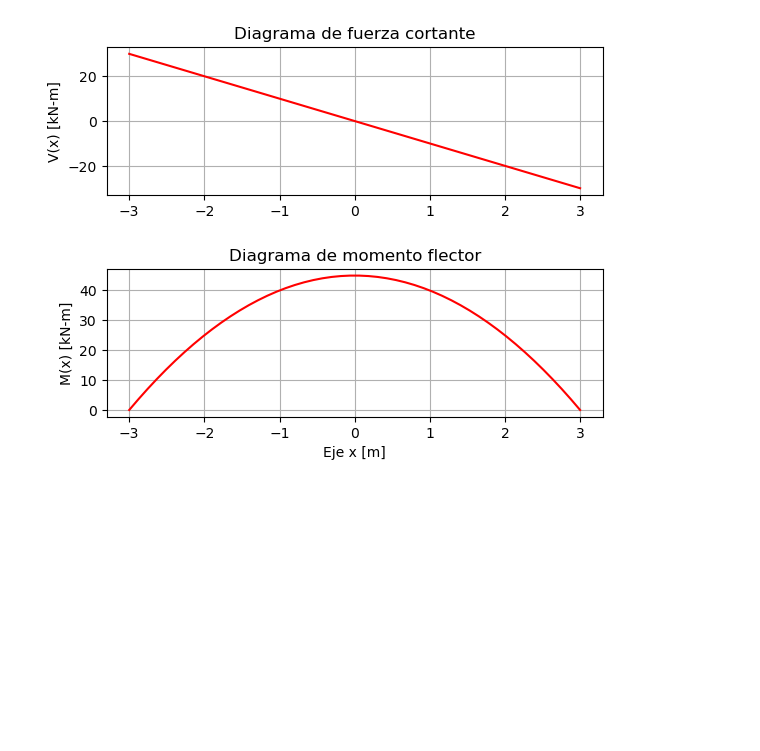
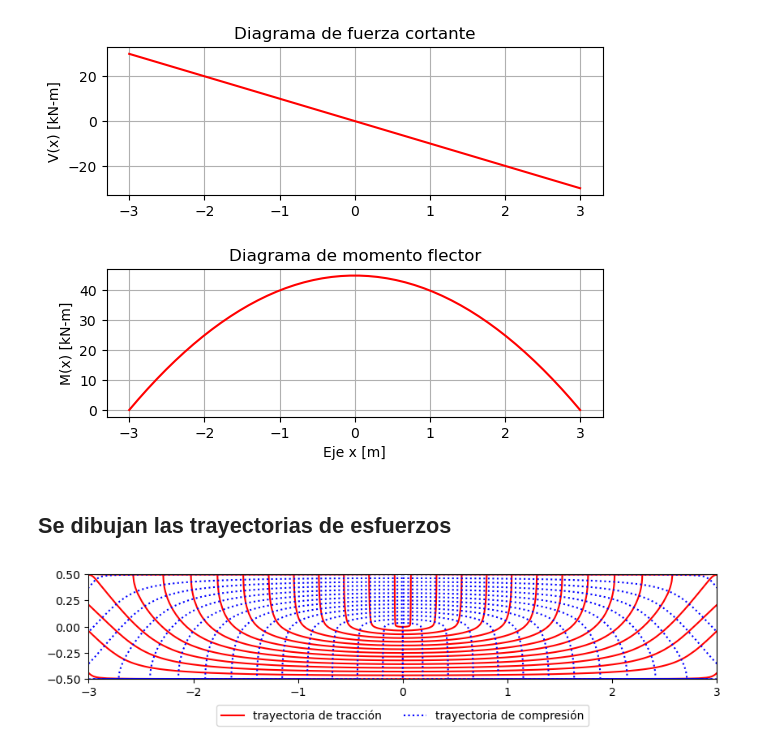
Before and after one commit to michaelherediaperez/medio-continuo, a Jupyter notebook: codigos/cap_04/04_09_graficos_colores.ipynb, the cells around one changed output. Drawn from its saved outputs; the diff is of its cells as text; code cells hidden in the pictures; blank space fills up the shorter version.

Commit message:
Agregando trayectorias de tracción

```diff
--- a/codigos/cap_04/04_09_graficos_colores.ipynb
+++ b/codigos/cap_04/04_09_graficos_colores.ipynb
@@ -226,3 +227,5 @@ for i in range(2):
 plt.show()
 # %% [output]
 [figure]
+# %% [markdown]
+## Se dibujan las trayectorias de esfuerzos
@@ -228,0 +252,12 @@ plt.show()
+# %%
+# Se dibujan las trayectorias de esfuerzos, teniendo en cuenta la simetría
+# geométrica de la viga y de sus cargas
+fig, ax = plt.subplots(figsize=(10,2))
+ax1 = ax.plot(x1,y1,'r-', -x1,y1,'r-', label='trayectoria de tracción')
+ax2 = ax.plot(x2,y2,'b:', -x2,y2,'b:', label='trayectoria de compresión')
+ax.set_aspect('equal')
+ax.axis([-L, L, -c, c])       # ejes ajustados a [xmin, xmax, ymin, ymax]
+plt.legend(handles=[ax1[0], ax2[1]], loc='lower center', bbox_to_anchor=(0.5, -0.5), ncols=2)
+plt.show()
+# %% [output]
+[figure, added]
```
Also changed, not shown: parts of 5 cells of this notebook.
